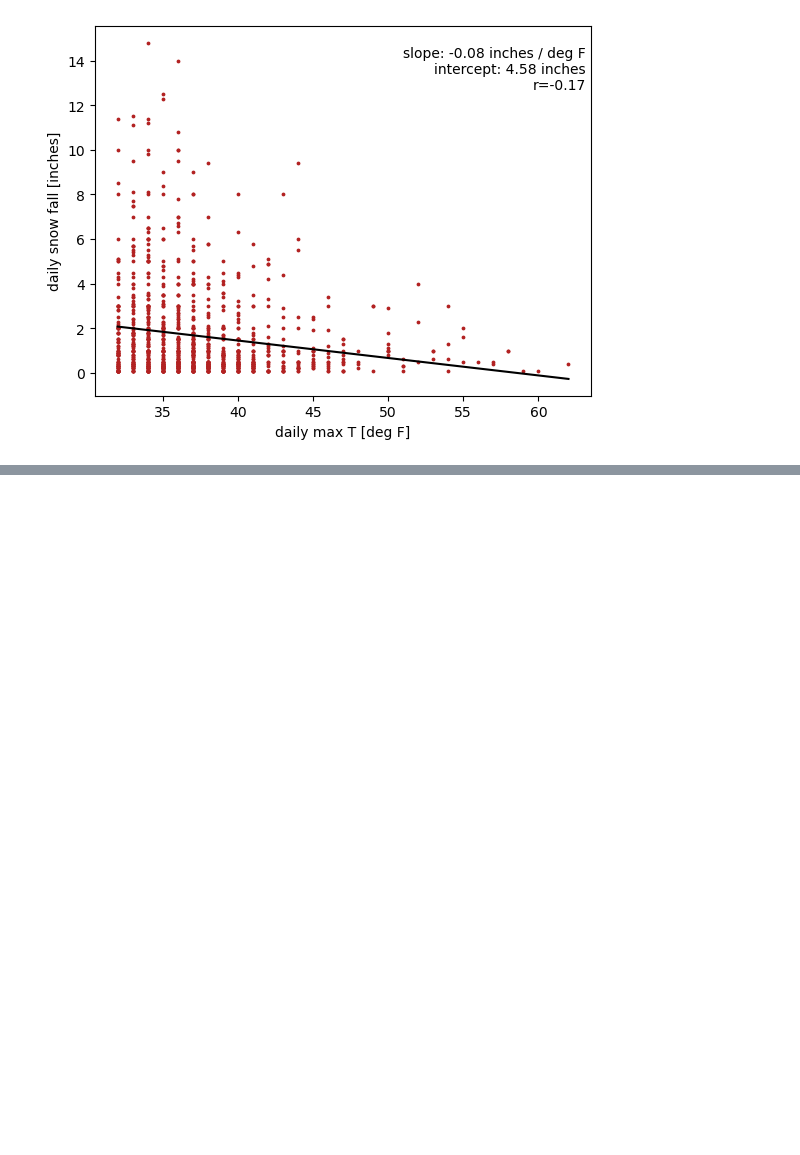
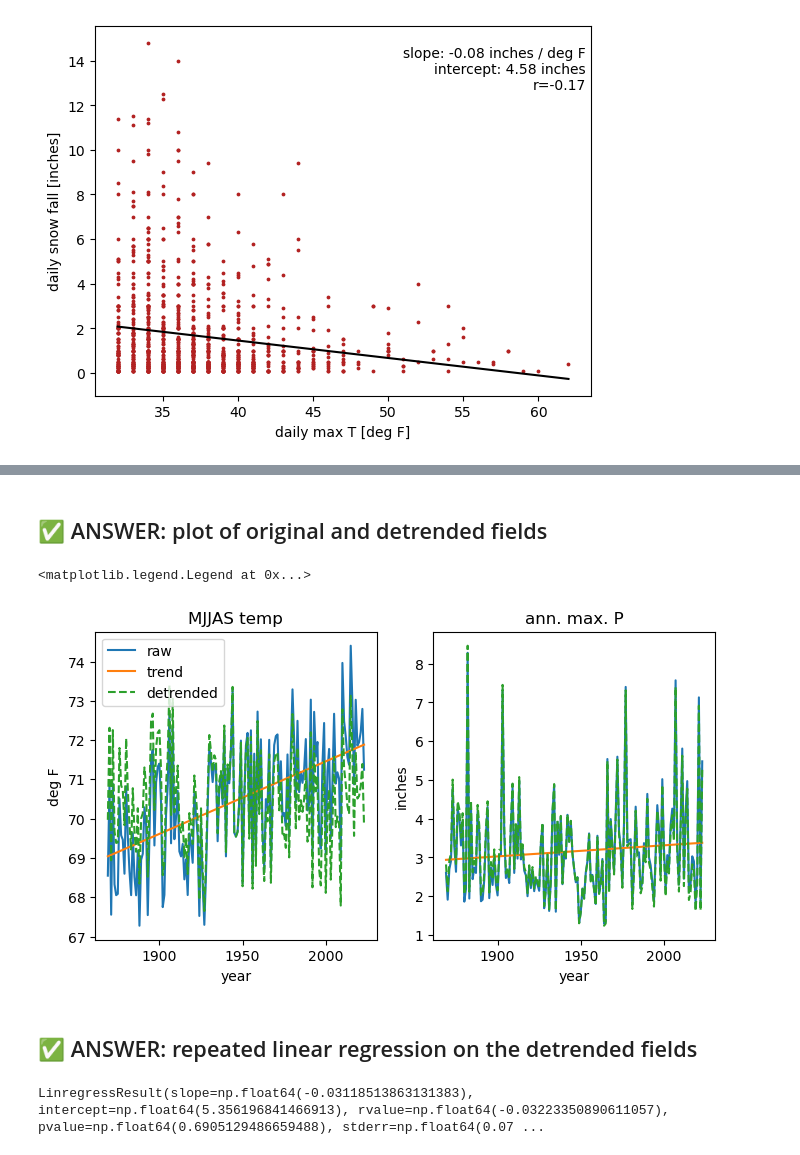
Before and after one commit to spencerahill/25f-stat-methods-course, a Jupyter notebook: hw-keys/key_hw05_lin-regress.ipynb, the cells around one changed output, grey strips where cells are left out. Cells and saved outputs as stored; diff of their text form; code cells hidden in the pictures; blank space fills up the shorter version.

Commit message:
add HW05 answer key

```diff
--- a/hw-keys/key_hw05_lin-regress.ipynb
+++ b/hw-keys/key_hw05_lin-regress.ipynb
@@ -344,0 +367,31 @@ Text(0, 0.5, 'daily snow fall [inches]')
+# %%
+def _infer_dim_if_1d(arr, dim):
+    """Helper function to get dim name of 1D arrays."""
+    if dim is None:
+        if arr.ndim == 1:
+            dim = arr.dims[0]
+        else:
+            raise ValueError("Dimension must be specified if array isn't 1D.")
+    return dim
+
+
+def trend(arr, dim=None, order=1, return_coeffs=False):
+    """Compute linear or higher-order polynomial fit.
+
+    If return_coeffs is True, then coeffs.degree(sel=0) is the y-intercept,
+    coeffs.degree(sel=1) is the slope, etc.
+
+    """
+    dim = _infer_dim_if_1d(arr, dim)
+    coeffs = arr.polyfit(dim, order)["polyfit_coefficients"]
+    if return_coeffs:
+        return coeffs
+    return xr.polyval(arr[dim], coeffs)
+
+
+def detrend(arr, dim=None, order=1):
+    """Subtract off the linear or higher order polynomial fit."""
+    dim = _infer_dim_if_1d(arr, dim)
+    return (arr - trend(arr, dim, order) + arr.mean(dim)).transpose(*arr.dims)
+# %% [markdown]
+## ✅ ANSWER: plot of original and detrended fields
@@ -344,0 +401,25 @@ Text(0, 0.5, 'daily snow fall [inches]')
+# %%
+fig, axarr = plt.subplots(1, 2, figsize=(8, 4))
+
+vars_plot = mjjas_temp_valid_avg, ann_max_p
+varnames = "MJJAS temp", "ann. max. P"
+units_plot = "deg F", "inches"
+
+for ax, var, varname, units in zip(axarr, vars_plot, varnames, units_plot):
+    var.plot(ax=ax, label="raw")
+    trend(var).plot(ax=ax, label="trend")
+    detrend(var).plot(ax=ax, label="detrended", linestyle="--")
+    ax.set_title(varname)
+    ax.set_ylabel(units)
+
+axarr[0].legend()
+# %% [output]
+<matplotlib.legend.Legend at 0x...>
+[figure, added]
+# %% [markdown]
+## ✅ ANSWER: repeated linear regression on the detrended fields
+# %%
+lr_maxp_mjjast_dt = scipy.stats.linregress(detrend(mjjas_temp_valid_avg), detrend(ann_max_p))
+lr_maxp_mjjast_dt
+# %% [output]
+LinregressResult(slope=np.float64(-0.03118513863131383), intercept=np.float64(5.356196841466913), rvalue=np.float64(-0.03223350890611057), pvalue=np.float64(0.6905129486659488), stderr=np.float64(0.07 ...
```
Also changed, not shown: parts of 24 cells of this notebook, 1 other file.
